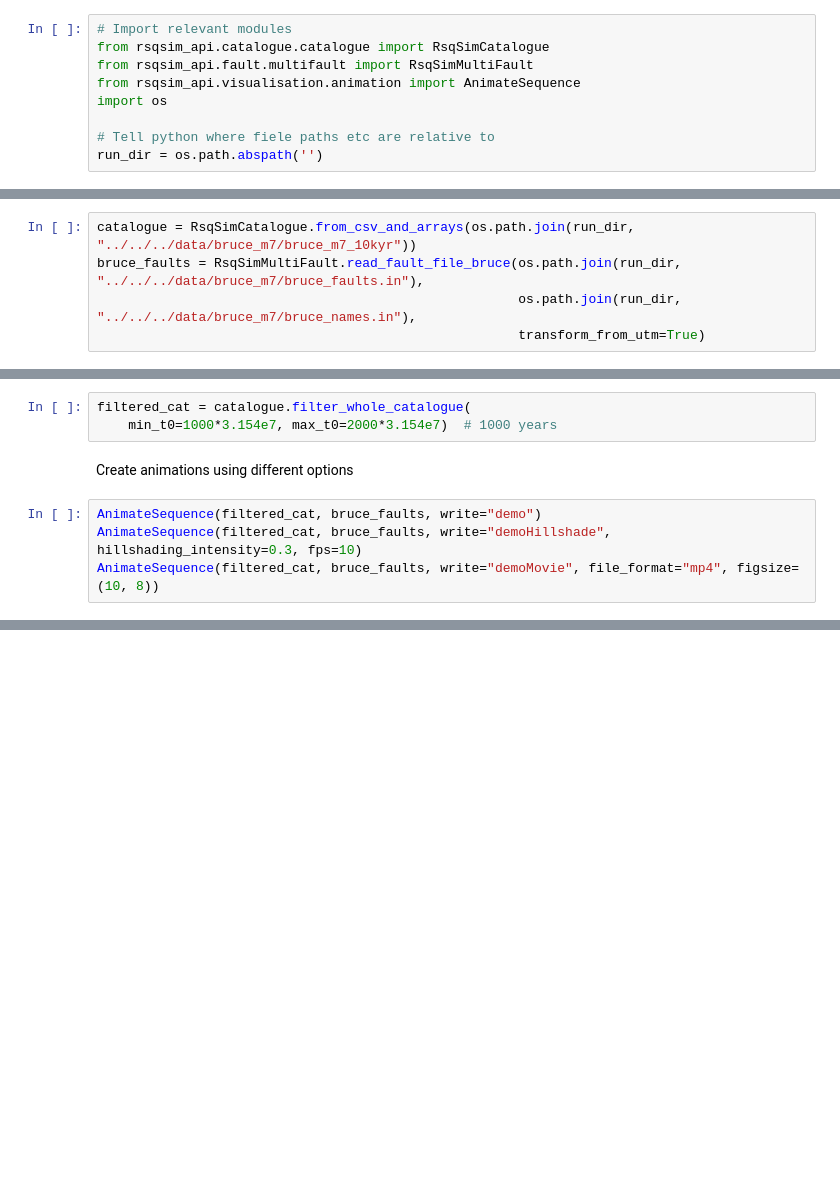
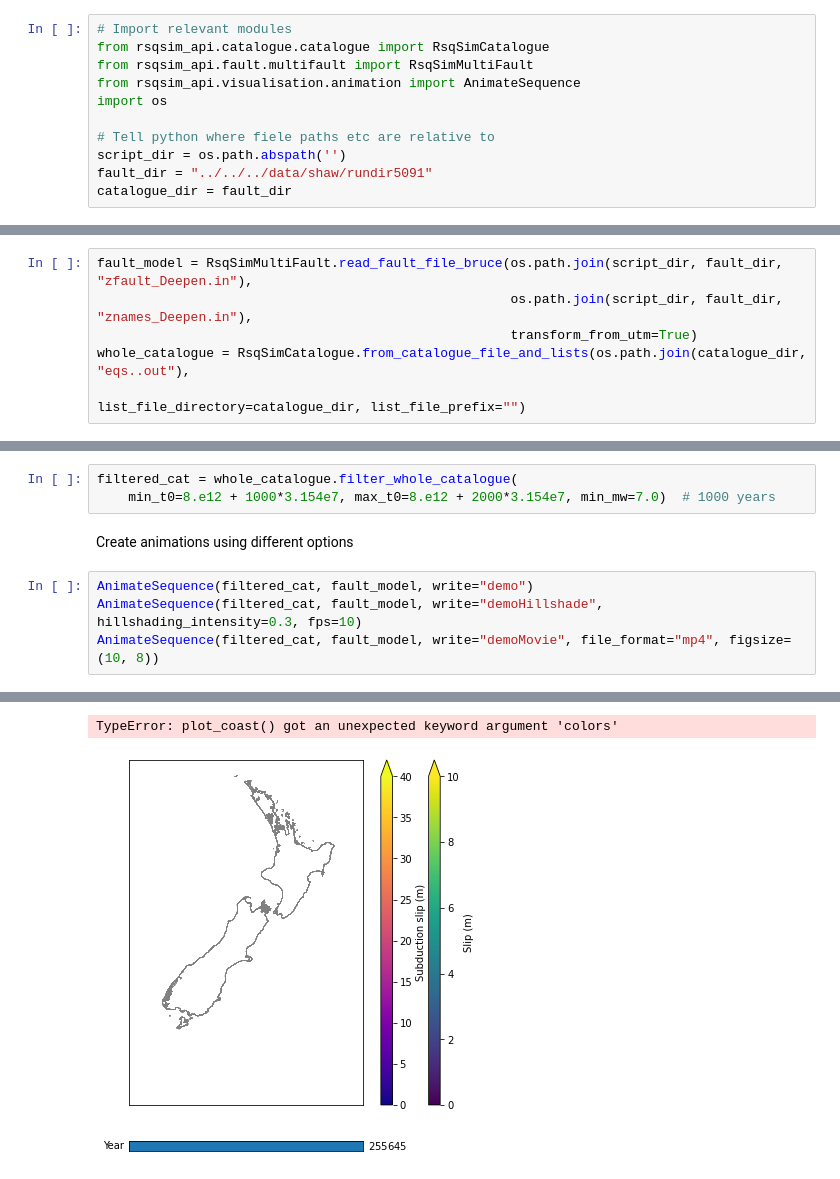
Before and after one commit to uc-eqgeo/rsqsim-python-tools, a Jupyter notebook: examples/rsqsim_api/visualization/plot_anim.ipynb, the cells around one changed output, grey strips where cells are left out. Cells and saved outputs as stored; diff of their text form; blank space fills up the shorter version.

```diff
--- a/examples/rsqsim_api/visualization/plot_anim.ipynb
+++ b/examples/rsqsim_api/visualization/plot_anim.ipynb
@@ -6,23 +6,27 @@ from rsqsim_api.visualisation.animation import AnimateSequence
 import os
 
 # Tell python where fiele paths etc are relative to
-run_dir = os.path.abspath('')
+script_dir = os.path.abspath('')
+fault_dir = "../../../data/shaw/rundir5091"
+catalogue_dir = fault_dir
 # %% [markdown]
 Read in fault model and catalogue.
 Bruce's fault files are quite large and can be downloaded from https://github.com/uc-eqgeo/rnc2-data/tree/main/bruce/faults
 # %%
-catalogue = RsqSimCatalogue.from_csv_and_arrays(os.path.join(run_dir, "../../../data/bruce_m7/bruce_m7_10kyr"))
-bruce_faults = RsqSimMultiFault.read_fault_file_bruce(os.path.join(run_dir, "../../../data/bruce_m7/bruce_faults.in"),
-                                                      os.path.join(run_dir, "../../../data/bruce_m7/bruce_names.in"),
-                                                      transform_from_utm=True)
+fault_model = RsqSimMultiFault.read_fault_file_bruce(os.path.join(script_dir, fault_dir, "zfault_Deepen.in"),
+                                                     os.path.join(script_dir, fault_dir, "znames_Deepen.in"),
+                                                     transform_from_utm=True)
+whole_catalogue = RsqSimCatalogue.from_catalogue_file_and_lists(os.path.join(catalogue_dir, "eqs..out"),
+                                                                list_file_directory=catalogue_dir, list_file_prefix="")
 # %% [markdown]
 Filter catalogue for an arbitrary 1000-year period
 # %%
-filtered_cat = catalogue.filter_whole_catalogue(
-    min_t0=1000*3.154e7, max_t0=2000*3.154e7)  # 1000 years
+filtered_cat = whole_catalogue.filter_whole_catalogue(
+    min_t0=8.e12 + 1000*3.154e7, max_t0=8.e12 + 2000*3.154e7, min_mw=7.0)  # 1000 years
 # %% [markdown]
 Create animations using different options
 # %%
-AnimateSequence(filtered_cat, bruce_faults, write="demo")
-AnimateSequence(filtered_cat, bruce_faults, write="demoHillshade", hillshading_intensity=0.3, fps=10)
-AnimateSequence(filtered_cat, bruce_faults, write="demoMovie", file_format="mp4", figsize=(10, 8))
+AnimateSequence(filtered_cat, fault_model, write="demo")
+AnimateSequence(filtered_cat, fault_model, write="demoHillshade", hillshading_intensity=0.3, fps=10)
+AnimateSequence(filtered_cat, fault_model, write="demoMovie", file_format="mp4", figsize=(10, 8))
+# %% [output]
@@ -28,0 +50,2 @@ AnimateSequence(filtered_cat, bruce_faults, write="demoMovie", file_format="mp4"
+TypeError: plot_coast() got an unexpected keyword argument 'colors'
+[figure, added]
```
Also changed, not shown: parts of 2 cells of this notebook, 7 other files.
